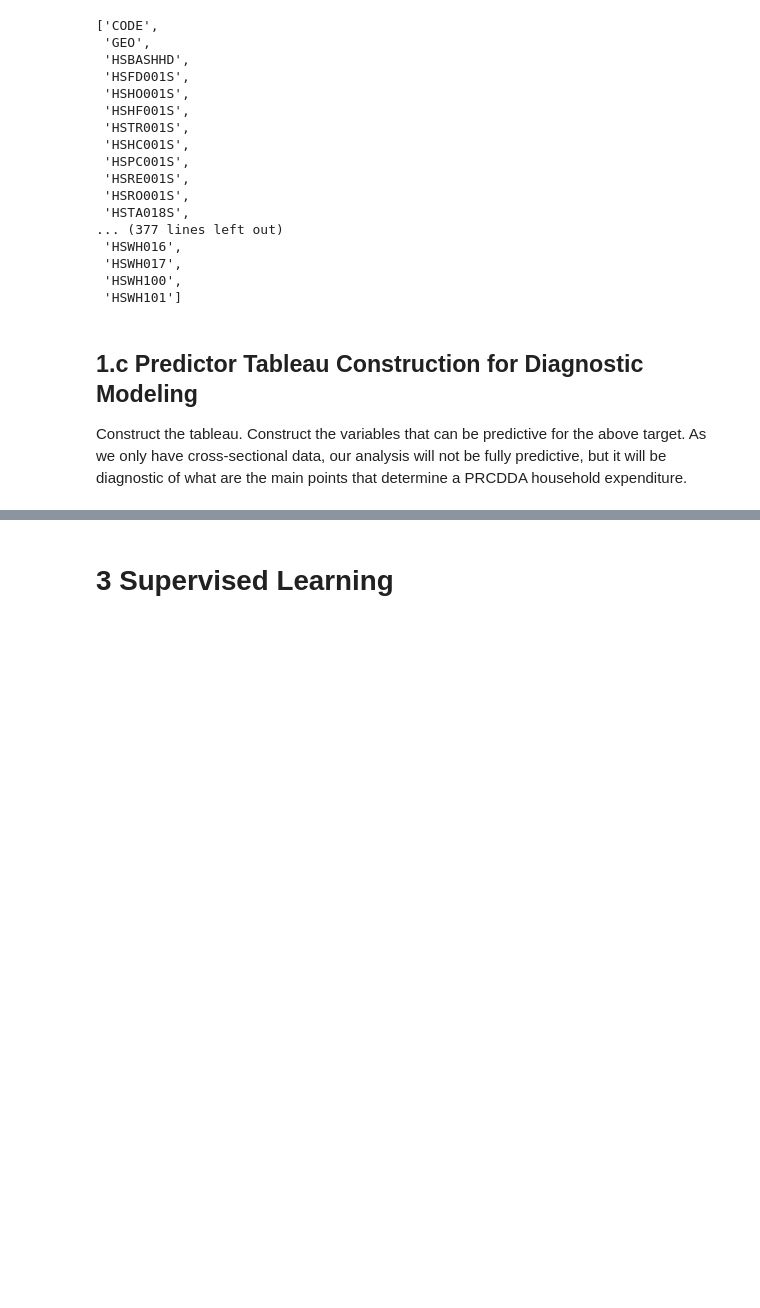
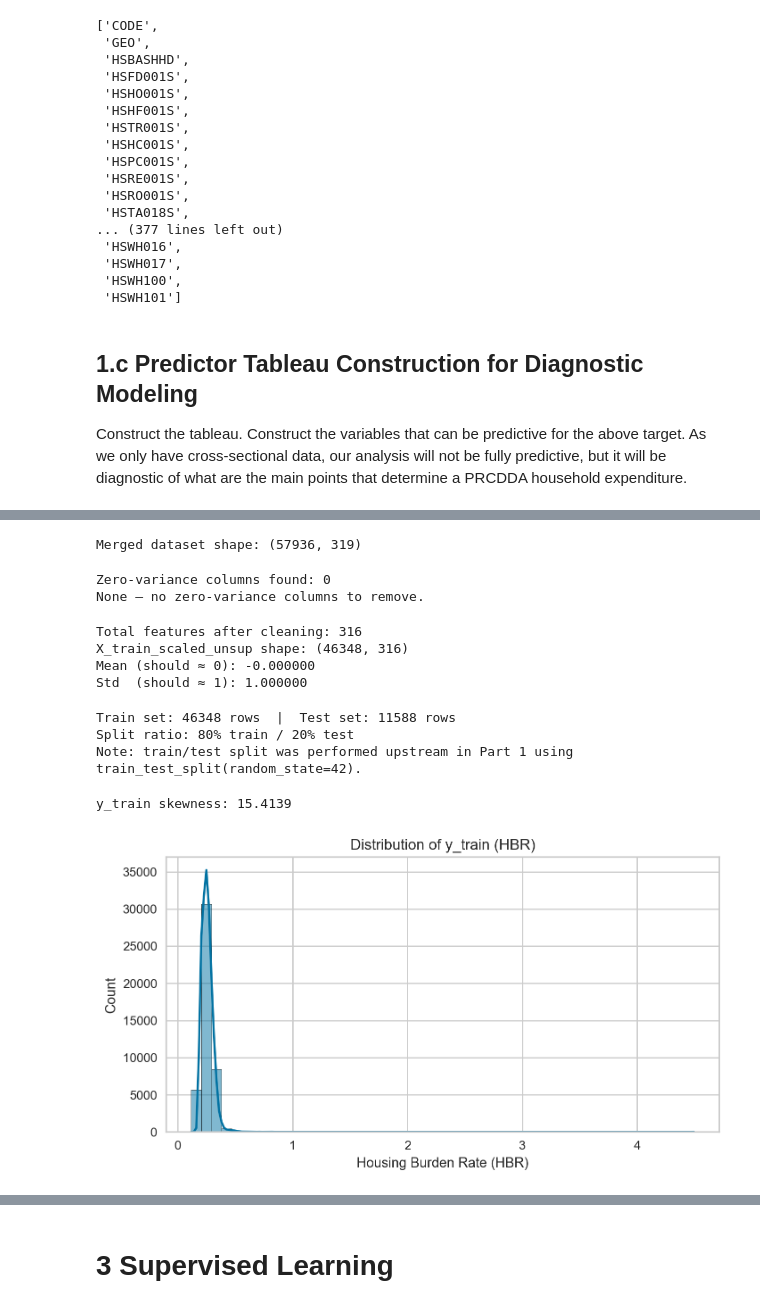
Before and after one commit to PhilippMayorov/UG39_Group_Project, a Jupyter notebook: CAD_household_analysis.ipynb, the cells around one changed output, grey strips where cells are left out. Saved outputs shown, nothing was run; the diff lists cells and outputs as text; code cells hidden in the pictures; blank space fills up the shorter version.

Commit message:
add unsupervised analysis progress

```diff
--- a/CAD_household_analysis.ipynb
+++ b/CAD_household_analysis.ipynb
@@ -401,0 +420,49 @@ shape: (57_936, 319)
+# %%
+# 2a.i — Report dimensions of merged dataset
+print("Merged dataset shape:", Zy.shape)
+# %% [output]
+Merged dataset shape: (57936, 319)
+# %%
+# 2a.ii — Zero-variance removal check
+variances = X_train_df.var()
+zero_var_cols = variances[variances == 0].index.tolist()
+print(f"Zero-variance columns found: {len(zero_var_cols)}")
+print(zero_var_cols if zero_var_cols else "None — no zero-variance columns to remove.")
+# %% [output]
+Zero-variance columns found: 0
+None — no zero-variance columns to remove.
+# %%
+# 2a.iii — Total features + standardisation confirmation
+print(f"Total features after cleaning: {X_train_df.shape[1]}")
+print(f"X_train_scaled_unsup shape: {X_train_scaled_unsup.shape}")
+print(f"Mean (should ≈ 0): {X_train_scaled_unsup.mean():.6f}")
+print(f"Std  (should ≈ 1): {X_train_scaled_unsup.std():.6f}")
+# %% [output]
+Total features after cleaning: 316
+X_train_scaled_unsup shape: (46348, 316)
+Mean (should ≈ 0): -0.000000
+Std  (should ≈ 1): 1.000000
+# %%
+# 2a.iv — Train/test split note (performed upstream in Part 1)
+print(f"Train set: {X_train_df.shape[0]} rows  |  Test set: {X_test_df.shape[0]} rows")
+print(f"Split ratio: {X_train_df.shape[0]/(X_train_df.shape[0]+X_test_df.shape[0]):.0%} train "
+      f"/ {X_test_df.shape[0]/(X_train_df.shape[0]+X_test_df.shape[0]):.0%} test")
+print("Note: train/test split was performed upstream in Part 1 using train_test_split(random_state=42).")
+# %% [output]
+Train set: 46348 rows  |  Test set: 11588 rows
+Split ratio: 80% train / 20% test
+Note: train/test split was performed upstream in Part 1 using train_test_split(random_state=42).
+# %%
+# 2a.v — y distribution + skewness
+from scipy.stats import skew
+skewness = skew(y_train)
+print(f"y_train skewness: {skewness:.4f}")
+plt.figure(figsize=(8, 4))
+sns.histplot(y_train, bins=50, kde=True)
+plt.xlabel('Housing Burden Rate (HBR)')
+plt.ylabel('Count')
+plt.title('Distribution of y_train (HBR)')
+plt.show()
+# %% [output]
+y_train skewness: 15.4139
+[figure, added]
```
Also changed, not shown: parts of 24 cells of this notebook.
